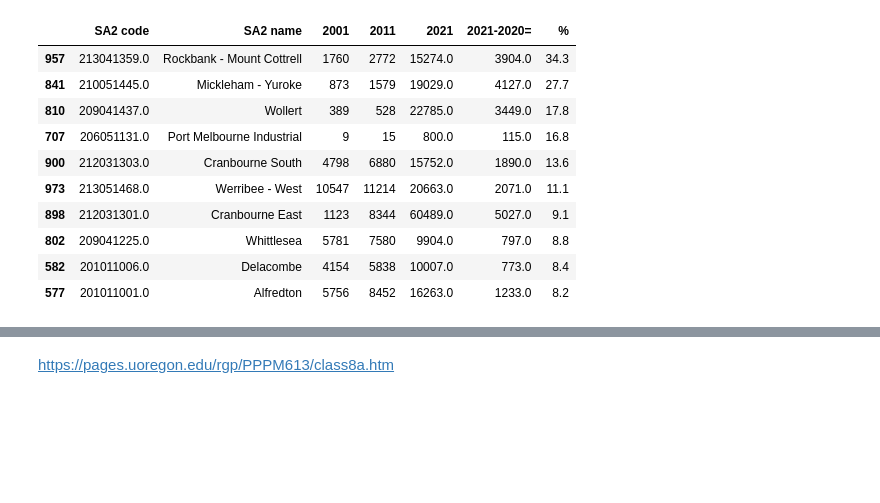
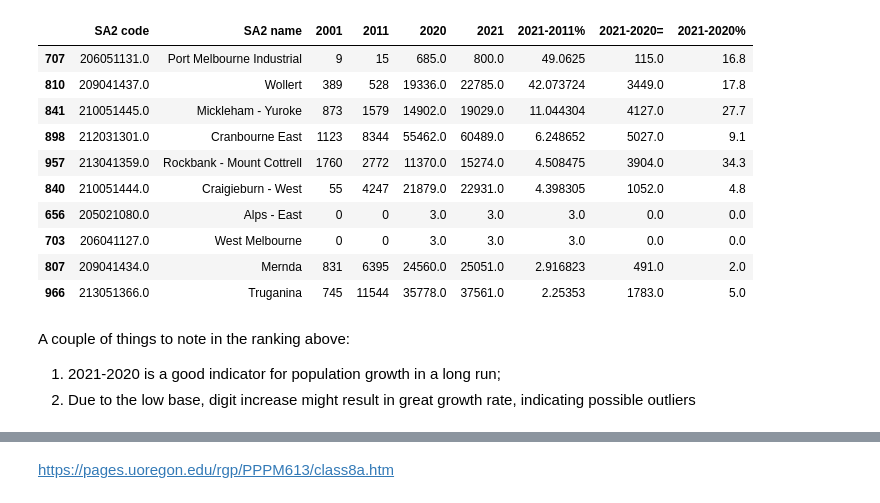
Before and after one commit to MAST30034-Applied-Data-Science/generic-real-estate-consulting-project-group-9, a Jupyter notebook: notebooks/population_prediction.ipynb, the cells around one changed output, grey strips where cells are left out. Cells and saved outputs as stored; diff of their text form; code cells hidden in the pictures; blank space fills up the shorter version.

```diff
--- a/notebooks/population_prediction.ipynb
+++ b/notebooks/population_prediction.ipynb
@@ -51,6 +35,11 @@ Index(['S/T code', 'S/T name', 'GCCSA code', 'GCCSA name', 'SA4 code',
 # %%
+# Due to the excel format, need to correct column name to true year record
 df_vic = df_vic.rename(columns = {'no.':'2001','no..1':'2002','no..2':'2003','no..3':'2004','no..4':'2005',
                      'no..5':'2006','no..6':'2007','no..7':'2008','no..8':'2009','no..9':'2010',
                      'no..10':'2011','no..11':'2012','no..12':'2013','no..13':'2014','no..14':'2015',
                      'no..15':'2016','no..16':'2017','no..17':'2018','no..18':'2019',
-                     'no..19':'2020','no..20':'2021','no..21':'2021-2020='}, inplace = False)
+                     'no..19':'2020','no..20':'2021','no..21':'2021-2020=','%':'2021-2020%'}, inplace = False)
+# Drop irrelevant columns
+df_VIC = df_vic.drop(columns=['GCCSA code', 'GCCSA name', 'SA4 code',
+       'SA4 name', 'SA3 code', 'SA3 name','Unnamed: 31'])
+df_VIC
@@ -84,16 +60,23 @@ df_VIC
+# %%
+df_VIC['2021-2011%'] = (df_VIC['2021']-df_VIC['2011'])/(df_VIC['2011']+1)
 # %%
-df_VIC[['SA2 code','SA2 name','2001','2011','2021', '2021-2020=', '%']].sort_values('%',ascending=False).head(10)
+# Show the top 10 suburb in Victoria where population increase the most from 2020 to 2021
+df_VIC[['SA2 code','SA2 name','2001','2011','2020','2021', '2021-2011%','2021-2020=', '2021-2020%']].sort_values('2021-2011%',ascending=False).head(10)
 # %% [output]
-|  | SA2 code | SA2 name | 2001 | 2011 | 2021 | 2021-2020= | % |
-| 957 | 213041359.0 | Rockbank - Mount Cottrell | 1760 | 2772 | 15274.0 | 3904.0 | 34.3 |
-| 841 | 210051445.0 | Mickleham - Yuroke | 873 | 1579 | 19029.0 | 4127.0 | 27.7 |
-| 810 | 209041437.0 | Wollert | 389 | 528 | 22785.0 | 3449.0 | 17.8 |
-| 707 | 206051131.0 | Port Melbourne Industrial | 9 | 15 | 800.0 | 115.0 | 16.8 |
-| 900 | 212031303.0 | Cranbourne South | 4798 | 6880 | 15752.0 | 1890.0 | 13.6 |
-| 973 | 213051468.0 | Werribee - West | 10547 | 11214 | 20663.0 | 2071.0 | 11.1 |
-| 898 | 212031301.0 | Cranbourne East | 1123 | 8344 | 60489.0 | 5027.0 | 9.1 |
-| 802 | 209041225.0 | Whittlesea | 5781 | 7580 | 9904.0 | 797.0 | 8.8 |
-| 582 | 201011006.0 | Delacombe | 4154 | 5838 | 10007.0 | 773.0 | 8.4 |
-| 577 | 201011001.0 | Alfredton | 5756 | 8452 | 16263.0 | 1233.0 | 8.2 |
+|  | SA2 code | SA2 name | 2001 | 2011 | 2020 | 2021 | 2021-2011% | 2021-2020= | 2021-2020% |
+| 707 | 206051131.0 | Port Melbourne Industrial | 9 | 15 | 685.0 | 800.0 | 49.0625 | 115.0 | 16.8 |
+| 810 | 209041437.0 | Wollert | 389 | 528 | 19336.0 | 22785.0 | 42.073724 | 3449.0 | 17.8 |
+| 841 | 210051445.0 | Mickleham - Yuroke | 873 | 1579 | 14902.0 | 19029.0 | 11.044304 | 4127.0 | 27.7 |
+| 898 | 212031301.0 | Cranbourne East | 1123 | 8344 | 55462.0 | 60489.0 | 6.248652 | 5027.0 | 9.1 |
+| 957 | 213041359.0 | Rockbank - Mount Cottrell | 1760 | 2772 | 11370.0 | 15274.0 | 4.508475 | 3904.0 | 34.3 |
+| 840 | 210051444.0 | Craigieburn - West | 55 | 4247 | 21879.0 | 22931.0 | 4.398305 | 1052.0 | 4.8 |
+| 656 | 205021080.0 | Alps - East | 0 | 0 | 3.0 | 3.0 | 3.0 | 0.0 | 0.0 |
+| 703 | 206041127.0 | West Melbourne | 0 | 0 | 3.0 | 3.0 | 3.0 | 0.0 | 0.0 |
+| 807 | 209041434.0 | Mernda | 831 | 6395 | 24560.0 | 25051.0 | 2.916823 | 491.0 | 2.0 |
+| 966 | 213051366.0 | Truganina | 745 | 11544 | 35778.0 | 37561.0 | 2.25353 | 1783.0 | 5.0 |
+# %% [markdown]
+A couple of things to note in the ranking above:
+1. 2021-2020 is a good indicator for population growth in a long run;
+2. Due to the low base, digit increase might result in great growth rate, indicating possible outliers
 # %%
 predict = ['p2012','p2013','p2014','p2015','p2016','p2017','p2018','p2019','p2020','p2021']
```
Also changed, not shown: parts of 39 cells of this notebook.
